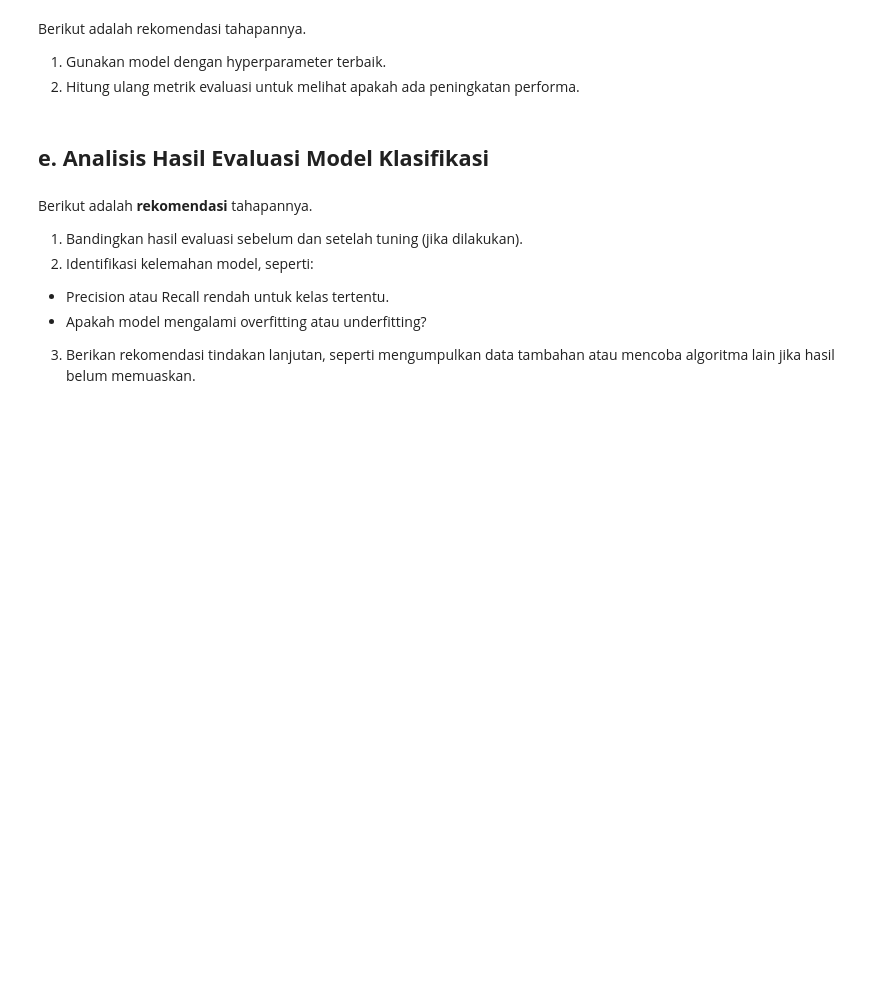
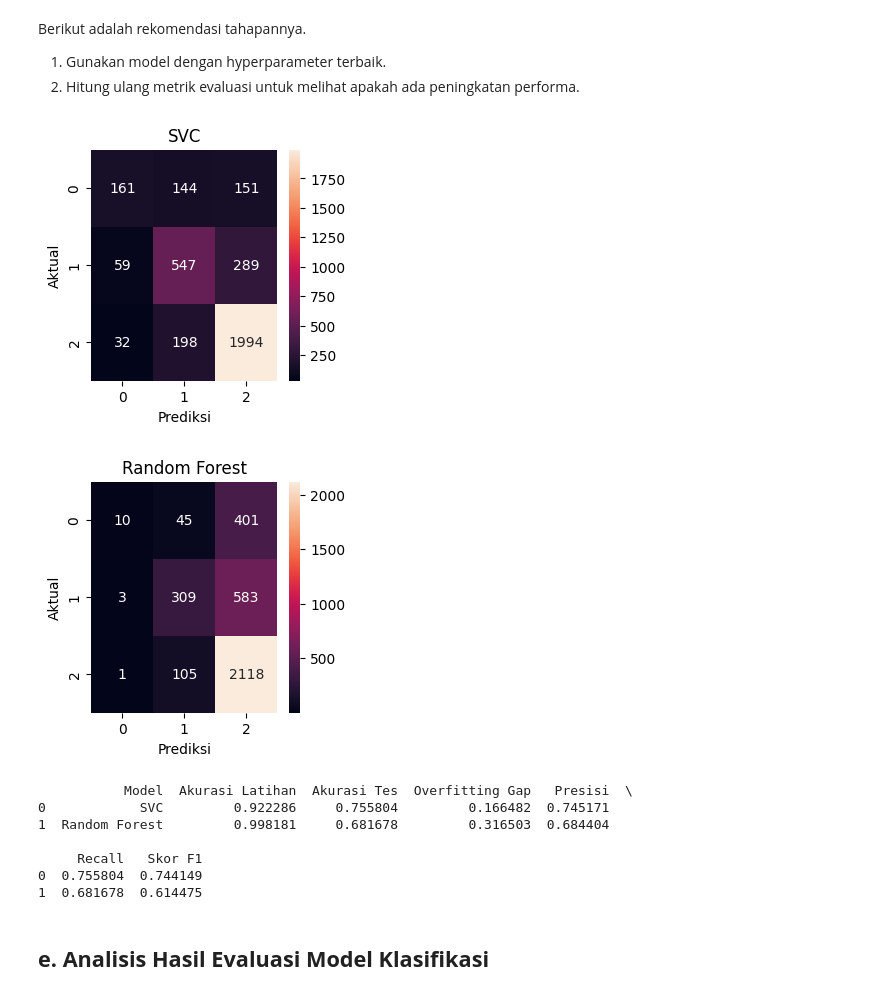
Before and after one commit to kresnaj/machinelearning-endproject-dicodingcourse, a Jupyter notebook: [Klasifikasi]_Submission_Akhir_BMLP_Joshua Kresna Kusmono.ipynb, the cells around one changed output. Drawn from its saved outputs; the diff is of its cells as text; code cells hidden in the pictures; blank space fills up the shorter version.

Commit message:
OVERFIT SEMUA JIR

```diff
--- a/[Klasifikasi]_Submission_Akhir_BMLP_Joshua Kresna Kusmono.ipynb
+++ b/[Klasifikasi]_Submission_Akhir_BMLP_Joshua Kresna Kusmono.ipynb
@@ -38,7 +39,7 @@ Data yang ditest: 3575
 # %%
 SVC_model = Pipeline([
     ('tfidf', TfidfVectorizer()),
-    ('nb', SVC())
+    ('svc', SVC())
 ])
 
 RandomForest_model = Pipeline([
@@ -125,9 +153,65 @@ Berikut adalah rekomendasi tahapannya.
+# %%
+svc_tuned = random_search_svc.best_estimator_
+rf_tuned = random_search_rf.best_estimator_
+
+y_pred_svc = svc_tuned.predict(X_test)
+y_pred_rf = rf_tuned.predict(X_test)
+
+def evaluate_score_tuning(model, X_train, y_train, X_test, y_test, model_name):
+    y_train_pred = model.predict(X_train)
+    y_test_pred = model.predict(X_test)
+
+    train_accuracy = accuracy_score(y_train, y_train_pred)
+    test_accuracy = accuracy_score(y_test, y_test_pred)
+
+    conix = confusion_matrix(y_test, y_test_pred)
+    plt.figure(figsize=(3,3))
+    sb.heatmap(conix, annot=True, fmt='d')
+    plt.title(model_name)
+    plt.ylabel('Aktual')
+    plt.xlabel('Prediksi')
+    plt.show()
+    results = {
+        'Confusion Matrix': conix,
+        'Akurasi Latihan': train_accuracy,
+        'Akurasi Tes': test_accuracy,
+        'Overfitting Gap': train_accuracy - test_accuracy,
+        'Presisi': precision_score(y_test, y_test_pred, average='weighted'),
+        'Recall': recall_score(y_test, y_test_pred, average='weighted'),
+        'Skor F1': f1_score(y_test, y_test_pred, average='weighted')
+    }
+    return results
+
+model_selection = {
+    'SVC': evaluate_score_tuning(svc_tuned, X_train, y_train, X_test, y_test, 'SVC'),
+    'Random Forest': evaluate_score_tuning(rf_tuned, X_train, y_train, X_test, y_test, 'Random Forest')
+}
+
+summary_score_df = pd.DataFrame(columns=['Model', 'Akurasi Latihan', 'Akurasi Tes', 'Overfitting Gap', 'Presisi', 'Recall', 'Skor F1'])
+
+rows = []
+for model_name, metrics in model_selection.items():
+    rows.append({
+        'Model': model_name,
+        'Akurasi Latihan': metrics['Akurasi Latihan'],
+        'Akurasi Tes': metrics['Akurasi Tes'],
+        'Overfitting Gap': metrics['Overfitting Gap'],
+        'Presisi': metrics['Presisi'],
+        'Recall': metrics['Recall'],
+        'Skor F1': metrics['Skor F1']
+    })
+
+summary_score_df = pd.DataFrame(rows)
+print(summary_score_df)
+# %% [output]
+[figure, added]
+[figure, added]
+           Model  Akurasi Latihan  Akurasi Tes  Overfitting Gap   Presisi  \
+0            SVC         0.922286     0.755804         0.166482  0.745171
+1  Random Forest         0.998181     0.681678         0.316503  0.684404
+
+     Recall   Skor F1
+0  0.755804  0.744149
+1  0.681678  0.614475
 # %% [markdown]
 ## **e. Analisis Hasil Evaluasi Model Klasifikasi**
-# %% [markdown]
-Berikut adalah **rekomendasi** tahapannya.
-1. Bandingkan hasil evaluasi sebelum dan setelah tuning (jika dilakukan).
-2. Identifikasi kelemahan model, seperti:
-  - Precision atau Recall rendah untuk kelas tertentu.
-  - Apakah model mengalami overfitting atau underfitting?
-3. Berikan rekomendasi tindakan lanjutan, seperti mengumpulkan data tambahan atau mencoba algoritma lain jika hasil belum memuaskan.
```
Also changed, not shown: parts of 7 cells of this notebook.
